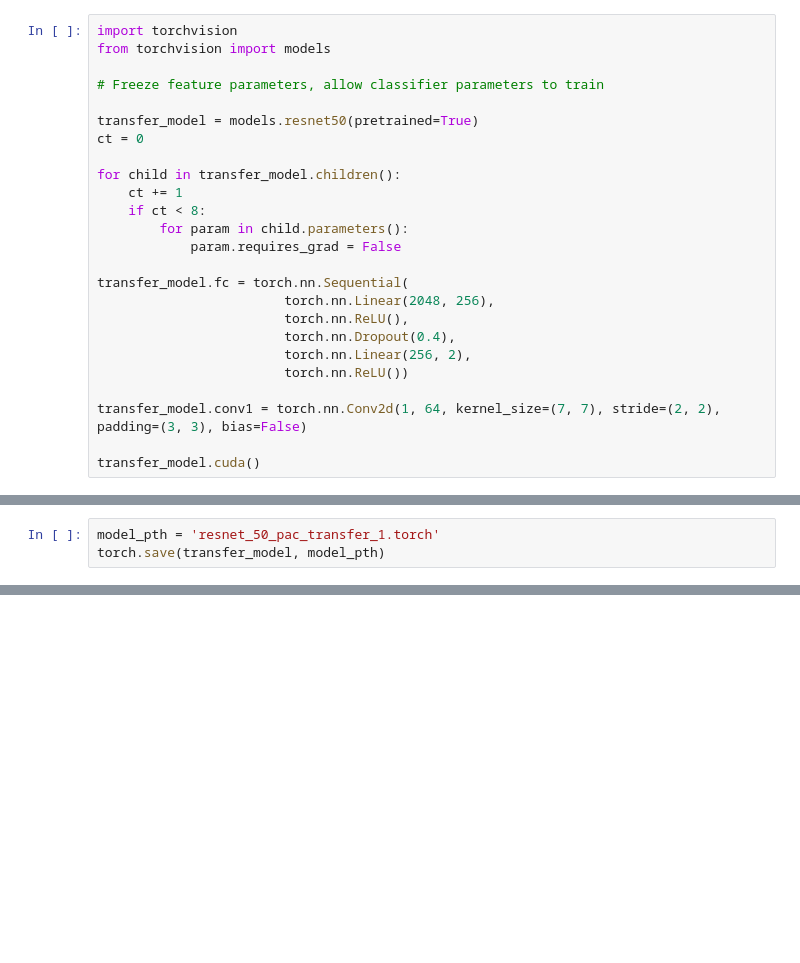
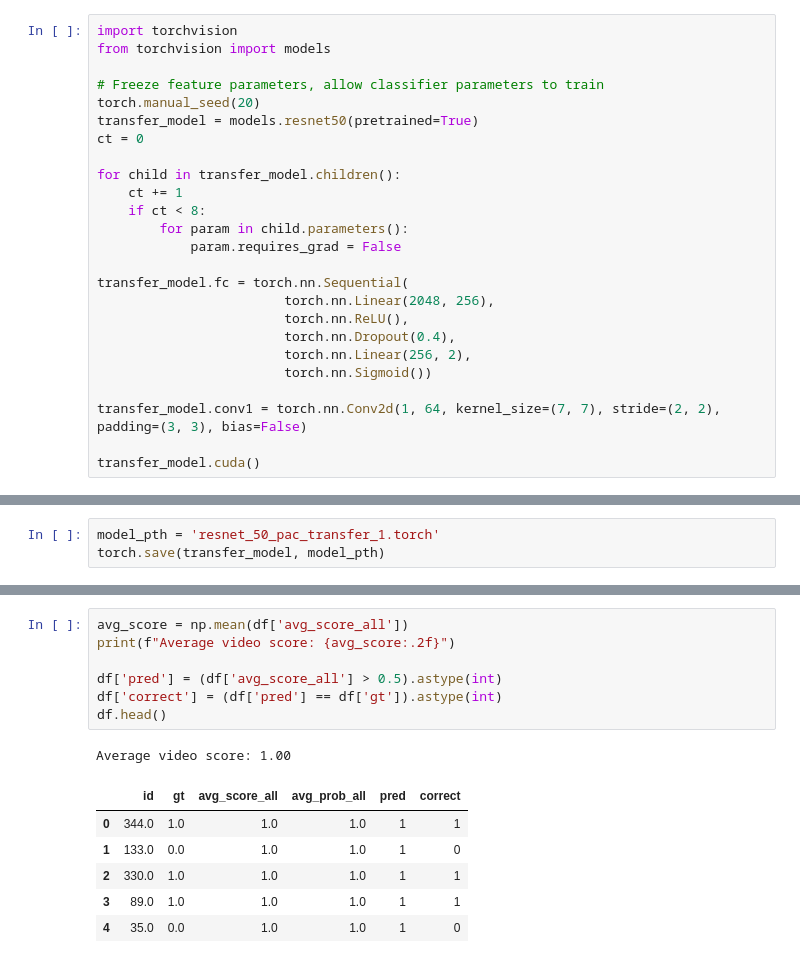
Before and after one commit to akashc1/projects, a Jupyter notebook: PAC_research_sample.ipynb, the cells around one changed output, grey strips where cells are left out. Saved outputs shown, nothing was run; the diff lists cells and outputs as text; blank space fills up the shorter version.

```diff
--- a/PAC_research_sample.ipynb
+++ b/PAC_research_sample.ipynb
@@ -157,7 +157,7 @@ import torchvision
 from torchvision import models
 
 # Freeze feature parameters, allow classifier parameters to train
-
+torch.manual_seed(20)
 transfer_model = models.resnet50(pretrained=True)
 ct = 0
 
@@ -172,7 +172,7 @@ transfer_model.fc = torch.nn.Sequential(
                         torch.nn.ReLU(),
                         torch.nn.Dropout(0.4),
                         torch.nn.Linear(256, 2),
-                        torch.nn.ReLU())
+                        torch.nn.Sigmoid())
 
 transfer_model.conv1 = torch.nn.Conv2d(1, 64, kernel_size=(7, 7), stride=(2, 2), padding=(3, 3), bias=False)
 
@@ -341,0 +360,15 @@ def calc_final_metrics(model, all_data, val_ids, int_id_map):
+# %%
+avg_score = np.mean(df['avg_score_all'])
+print(f"Average video score: {avg_score:.2f}")
+
+df['pred'] = (df['avg_score_all'] > 0.5).astype(int)
+df['correct'] = (df['pred'] == df['gt']).astype(int)
+df.head()
+# %% [output]
+Average video score: 1.00
+|  | id | gt | avg_score_all | avg_prob_all | pred | correct |
+| 0 | 344.0 | 1.0 | 1.0 | 1.0 | 1 | 1 |
+| 1 | 133.0 | 0.0 | 1.0 | 1.0 | 1 | 0 |
+| 2 | 330.0 | 1.0 | 1.0 | 1.0 | 1 | 1 |
+| 3 | 89.0 | 1.0 | 1.0 | 1.0 | 1 | 1 |
+| 4 | 35.0 | 0.0 | 1.0 | 1.0 | 1 | 0 |
```
Also changed, not shown: parts of 14 cells of this notebook.
